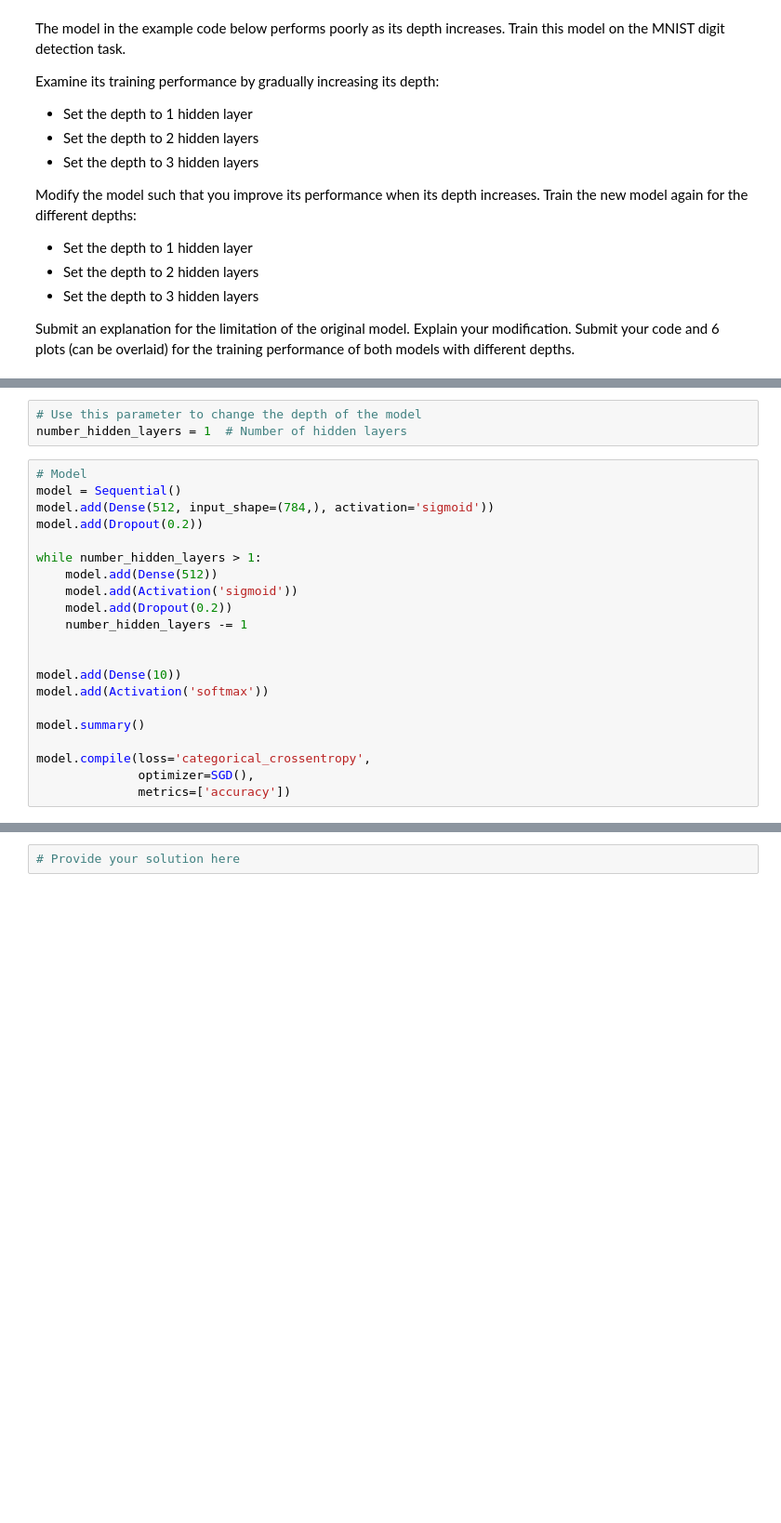
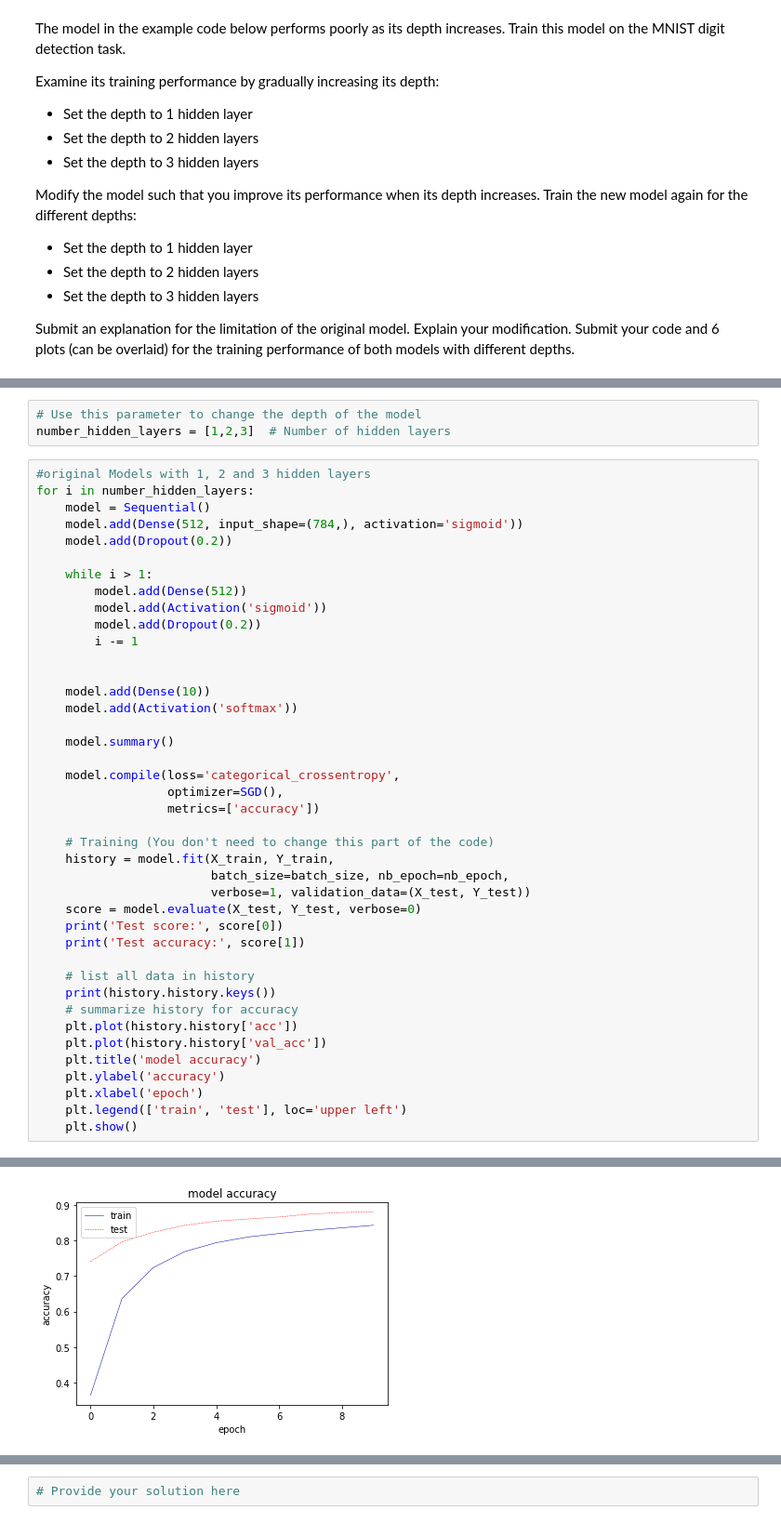
Before and after one commit to CelineSenden/ML-course, a Jupyter notebook: Assignment 4.ipynb, the cells around one changed output, grey strips where cells are left out. Shown: that part at 93% size. Cells and saved outputs as stored; diff of their text form; blank space fills up the shorter version.

```diff
--- a/Assignment 4.ipynb
+++ b/Assignment 4.ipynb
@@ -297,28 +293,48 @@ Downloading data from https://s3.amazonaws.com/img-datasets/mnist.npz
 10000 test samples
 # %%
 # Use this parameter to change the depth of the model
-number_hidden_layers = 1  # Number of hidden layers
+number_hidden_layers = [1,2,3]  # Number of hidden layers
 # %%
-# Model
-model = Sequential()
-model.add(Dense(512, input_shape=(784,), activation='sigmoid'))
-model.add(Dropout(0.2))
+#original Models with 1, 2 and 3 hidden layers
+for i in number_hidden_layers:
+    model = Sequential()
+    model.add(Dense(512, input_shape=(784,), activation='sigmoid'))
+    model.add(Dropout(0.2))
 
-while number_hidden_layers > 1:
-    model.add(Dense(512))
-    model.add(Activation('sigmoid'))
-    model.add(Dropout(0.2))
-    number_hidden_layers -= 1
+    while i > 1:
+        model.add(Dense(512))
+        model.add(Activation('sigmoid'))
+        model.add(Dropout(0.2))
+        i -= 1
 
 
-model.add(Dense(10))
-model.add(Activation('softmax'))
+    model.add(Dense(10))
+    model.add(Activation('softmax'))
 
-model.summary()
+    model.summary()
 
-model.compile(loss='categorical_crossentropy',
-              optimizer=SGD(),
-              metrics=['accuracy'])
+    model.compile(loss='categorical_crossentropy',
+                  optimizer=SGD(),
+                  metrics=['accuracy'])
+
+    # Training (You don't need to change this part of the code)
+    history = model.fit(X_train, Y_train,
+                        batch_size=batch_size, nb_epoch=nb_epoch,
+                        verbose=1, validation_data=(X_test, Y_test))
+    score = model.evaluate(X_test, Y_test, verbose=0)
+    print('Test score:', score[0])
+    print('Test accuracy:', score[1])
+
+    # list all data in history
+    print(history.history.keys())
+    # summarize history for accuracy
+    plt.plot(history.history['acc'])
+    plt.plot(history.history['val_acc'])
+    plt.title('model accuracy')
+    plt.ylabel('accuracy')
+    plt.xlabel('epoch')
+    plt.legend(['train', 'test'], loc='upper left')
+    plt.show()
 # %% [output]
 _________________________________________________________________
 Layer (type)                 Output Shape              Param #
@@ -337,0 +356 @@ _________________________________________________________________
+[figure, added]
```
Also changed, not shown: parts of 5 cells of this notebook.
